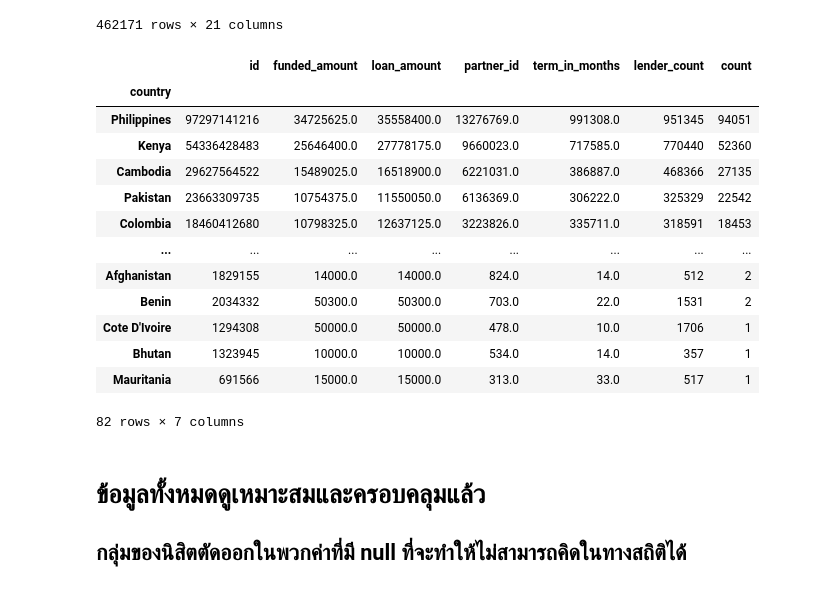
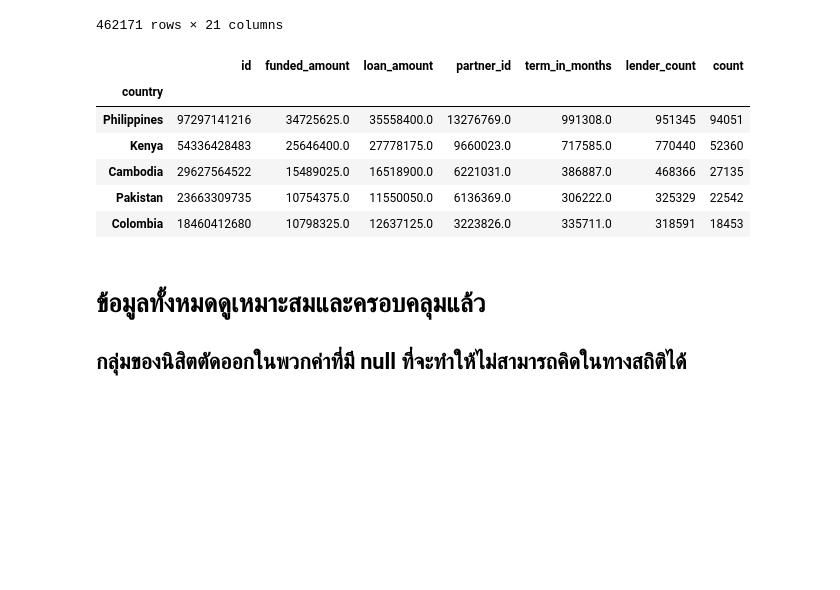
Before and after one commit to kornavit/project-data-sci-kavi, a Jupyter notebook: main.ipynb, the cells around one changed output. Saved outputs shown, nothing was run; the diff lists cells and outputs as text; code cells hidden in the pictures; blank space fills up the shorter version.

```diff
--- a/main.ipynb
+++ b/main.ipynb
@@ -121,7 +121,8 @@ dtype: int64
 df = df.loc[(df['id'].notna()) &
         (df['country'].notna()) &
         (df['region'].notna()) &
-        (df['tags'].notna()) ]
+        (df['tags'].notna()) &
+        (df['partner_id'].notna())]
 # %%
 df
 # %% [output]
@@ -141,22 +142,15 @@ df
 # %%
 dfgroupby = df.groupby('country').sum()
 # %%
-dfgroupby.sort_values(by='count',ascending=False)
+dfgroupby.sort_values(by='count',ascending=False).head()
 # %% [output]
 |  | id | funded_amount | loan_amount | partner_id | term_in_months | lender_count | count |
 | country |  |  |  |  |  |  |  |
 | Philippines | 97297141216 | 34725625.0 | 35558400.0 | 13276769.0 | 991308.0 | 951345 | 94051 |
 | Kenya | 54336428483 | 25646400.0 | 27778175.0 | 9660023.0 | 717585.0 | 770440 | 52360 |
 | Cambodia | 29627564522 | 15489025.0 | 16518900.0 | 6221031.0 | 386887.0 | 468366 | 27135 |
 | Pakistan | 23663309735 | 10754375.0 | 11550050.0 | 6136369.0 | 306222.0 | 325329 | 22542 |
 | Colombia | 18460412680 | 10798325.0 | 12637125.0 | 3223826.0 | 335711.0 | 318591 | 18453 |
-| ... | ... | ... | ... | ... | ... | ... | ... |
-| Afghanistan | 1829155 | 14000.0 | 14000.0 | 824.0 | 14.0 | 512 | 2 |
-| Benin | 2034332 | 50300.0 | 50300.0 | 703.0 | 22.0 | 1531 | 2 |
-| Cote D'Ivoire | 1294308 | 50000.0 | 50000.0 | 478.0 | 10.0 | 1706 | 1 |
-| Bhutan | 1323945 | 10000.0 | 10000.0 | 534.0 | 14.0 | 357 | 1 |
-| Mauritania | 691566 | 15000.0 | 15000.0 | 313.0 | 33.0 | 517 | 1 |
-82 rows × 7 columns
 # %% [markdown]
 # ข้อมูลทั้งหมดดูเหมาะสมและครอบคลุมแล้ว
 ## กลุ่มของนิสิตตัดออกในพวกค่าที่มี null ที่จะทำให้ไม่สามารถคิดในทางสถิติได้
```
Also changed, not shown: parts of 18 cells of this notebook.
